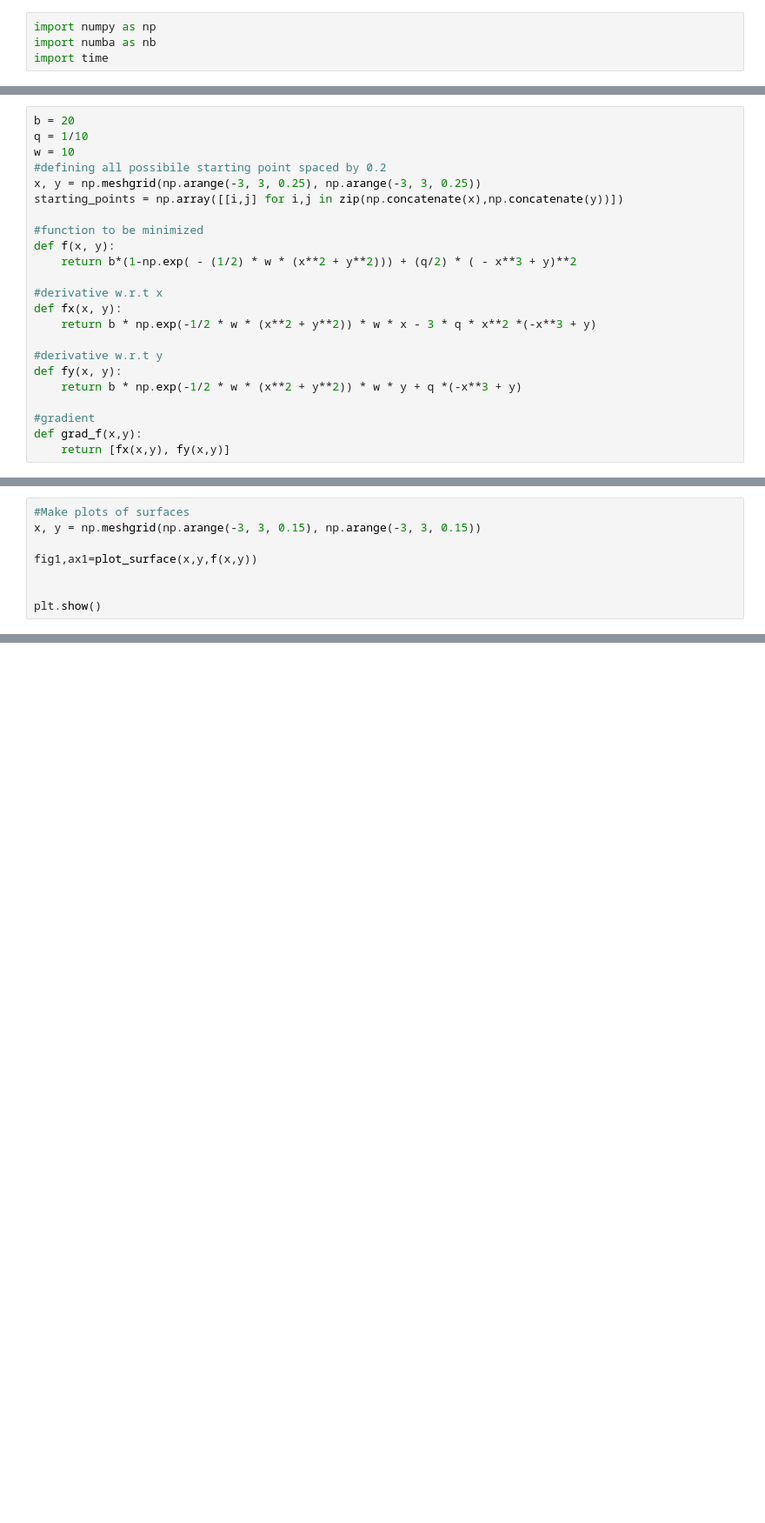
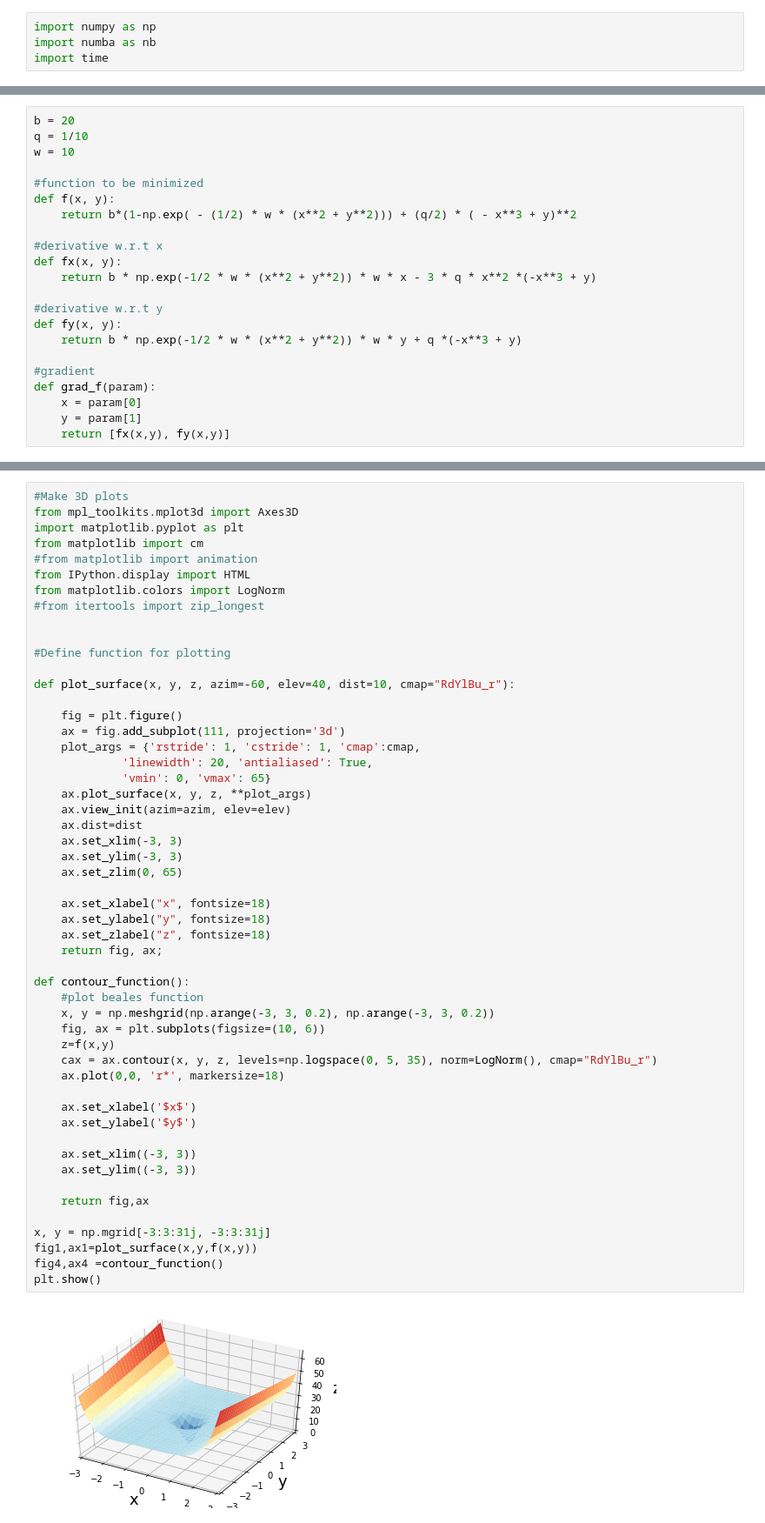
Before and after one commit to samuelelipani/lcpb, a Jupyter notebook: ex1.ipynb, the cells around one changed output, grey strips where cells are left out. Shown at 87% size. Cells and saved outputs as stored; diff of their text form; blank space fills up the shorter version.

```diff
--- a/ex1.ipynb
+++ b/ex1.ipynb
@@ -6,9 +9,6 @@ import time
 b = 20
 q = 1/10
 w = 10
-#defining all possibile starting point spaced by 0.2
-x, y = np.meshgrid(np.arange(-3, 3, 0.25), np.arange(-3, 3, 0.25))
-starting_points = np.array([[i,j] for i,j in zip(np.concatenate(x),np.concatenate(y))])
 
 #function to be minimized
 def f(x, y):
@@ -23,5 +23,7 @@ def fy(x, y):
     return b * np.exp(-1/2 * w * (x**2 + y**2)) * w * y + q *(-x**3 + y)
 
 #gradient
-def grad_f(x,y):
+def grad_f(param):
+    x = param[0]
+    y = param[1]
     return [fx(x,y), fy(x,y)]
@@ -30,8 +29,0 @@ copio tutte le funzione che servono per plottare dal notebook  di Mehta
-# %%
-#Make plots of surfaces
-x, y = np.meshgrid(np.arange(-3, 3, 0.15), np.arange(-3, 3, 0.15))
-
-fig1,ax1=plot_surface(x,y,f(x,y))
-
-
-plt.show()
@@ -39,0 +30,54 @@ plt.show()
+# %%
+#Make 3D plots
+from mpl_toolkits.mplot3d import Axes3D
+import matplotlib.pyplot as plt
+from matplotlib import cm
+#from matplotlib import animation
+from IPython.display import HTML
+from matplotlib.colors import LogNorm
+#from itertools import zip_longest
+
+
+#Define function for plotting
+
+def plot_surface(x, y, z, azim=-60, elev=40, dist=10, cmap="RdYlBu_r"):
+
+    fig = plt.figure()
+    ax = fig.add_subplot(111, projection='3d')
+    plot_args = {'rstride': 1, 'cstride': 1, 'cmap':cmap,
+             'linewidth': 20, 'antialiased': True,
+             'vmin': 0, 'vmax': 65}
+    ax.plot_surface(x, y, z, **plot_args)
+    ax.view_init(azim=azim, elev=elev)
+    ax.dist=dist
+    ax.set_xlim(-3, 3)
+    ax.set_ylim(-3, 3)
+    ax.set_zlim(0, 65)
+
+    ax.set_xlabel("x", fontsize=18)
+    ax.set_ylabel("y", fontsize=18)
+    ax.set_zlabel("z", fontsize=18)
+    return fig, ax;
+
+def contour_function():
+    #plot beales function
+    x, y = np.meshgrid(np.arange(-3, 3, 0.2), np.arange(-3, 3, 0.2))
+    fig, ax = plt.subplots(figsize=(10, 6))
+    z=f(x,y)
+    cax = ax.contour(x, y, z, levels=np.logspace(0, 5, 35), norm=LogNorm(), cmap="RdYlBu_r")
+    ax.plot(0,0, 'r*', markersize=18)
+
+    ax.set_xlabel('$x$')
+    ax.set_ylabel('$y$')
+
+    ax.set_xlim((-3, 3))
+    ax.set_ylim((-3, 3))
+
+    return fig,ax
+
+x, y = np.mgrid[-3:3:31j, -3:3:31j]
+fig1,ax1=plot_surface(x,y,f(x,y))
+fig4,ax4 =contour_function()
+plt.show()
+# %% [output]
+[figure, added]
```
Also changed, not shown: parts of 30 cells of this notebook.
